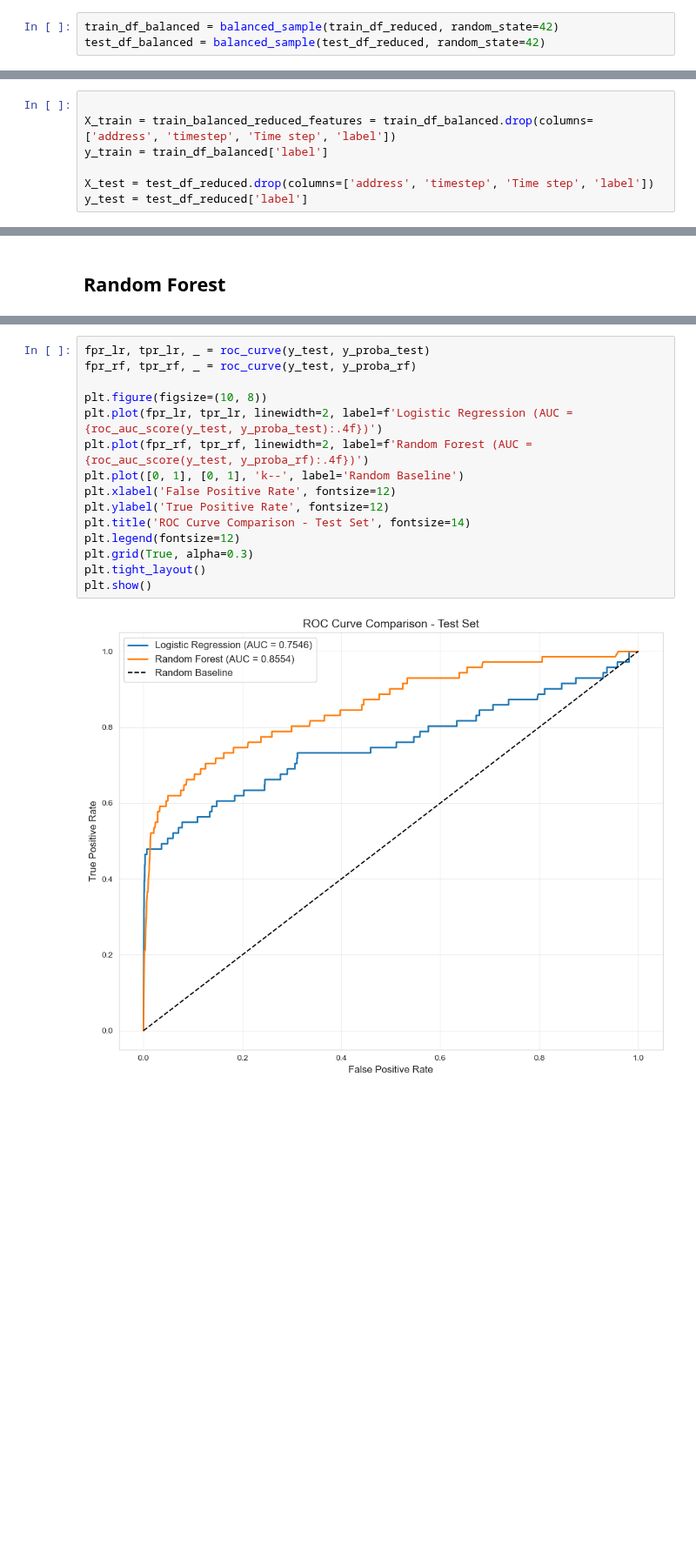
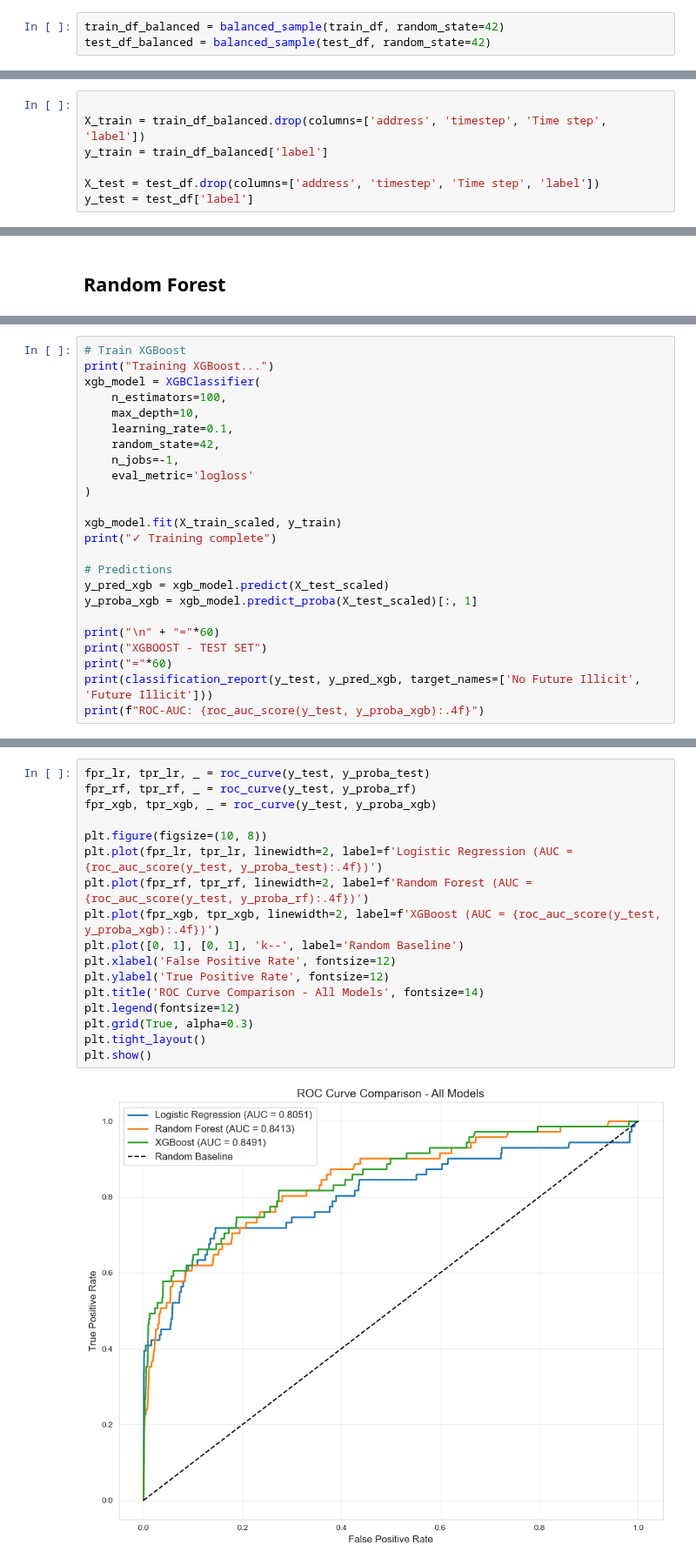
Before and after one commit to flatala/graph_ml, a Jupyter notebook: notebooks/simple_baselines.ipynb, the cells around one changed output, grey strips where cells are left out. Shown at 87% size. Drawn from its saved outputs; the diff is of its cells as text; blank space fills up the shorter version.

```diff
--- a/notebooks/simple_baselines.ipynb
+++ b/notebooks/simple_baselines.ipynb
@@ -247,6 +236,6 @@ test_df_reduced = test_df.drop(columns=[c for c in nodes_with_labels.columns if
 # %%
-train_df_balanced = balanced_sample(train_df_reduced, random_state=42)
-test_df_balanced = balanced_sample(test_df_reduced, random_state=42)
+train_df_balanced = balanced_sample(train_df, random_state=42)
+test_df_balanced = balanced_sample(test_df, random_state=42)
 # %% [output]
 Original: 235 positive, 578,859 negative
 Balanced: 470 samples (50.0% positive)
@@ -265,10 +254,10 @@ train_df_balanced.head(5)
 # %%
 
-X_train = train_balanced_reduced_features = train_df_balanced.drop(columns=['address', 'timestep', 'Time step', 'label'])
+X_train = train_df_balanced.drop(columns=['address', 'timestep', 'Time step', 'label'])
 y_train = train_df_balanced['label']
 
-X_test = test_df_reduced.drop(columns=['address', 'timestep', 'Time step', 'label'])
-y_test = test_df_reduced['label']
+X_test = test_df.drop(columns=['address', 'timestep', 'Time step', 'label'])
+y_test = test_df['label']
 # %%
 print(f"\nX_train: {X_train.shape}")
 print(f"y_train: {y_train.shape}, {y_train.mean()*100:.1f}% positive")
@@ -456,0 +448,24 @@ ROC-AUC: 0.8554
+# %%
+# Train XGBoost
+print("Training XGBoost...")
+xgb_model = XGBClassifier(
+    n_estimators=100,
+    max_depth=10,
+    learning_rate=0.1,
+    random_state=42,
+    n_jobs=-1,
+    eval_metric='logloss'
+)
+
+xgb_model.fit(X_train_scaled, y_train)
+print("✓ Training complete")
+
+# Predictions
+y_pred_xgb = xgb_model.predict(X_test_scaled)
+y_proba_xgb = xgb_model.predict_proba(X_test_scaled)[:, 1]
+
+print("\n" + "="*60)
+print("XGBOOST - TEST SET")
+print("="*60)
+print(classification_report(y_test, y_pred_xgb, target_names=['No Future Illicit', 'Future Illicit']))
+print(f"ROC-AUC: {roc_auc_score(y_test, y_proba_xgb):.4f}")
@@ -459,17 +491,19 @@ ROC-AUC: 0.8554
 # %%
 fpr_lr, tpr_lr, _ = roc_curve(y_test, y_proba_test)
 fpr_rf, tpr_rf, _ = roc_curve(y_test, y_proba_rf)
+fpr_xgb, tpr_xgb, _ = roc_curve(y_test, y_proba_xgb)
 
 plt.figure(figsize=(10, 8))
 plt.plot(fpr_lr, tpr_lr, linewidth=2, label=f'Logistic Regression (AUC = {roc_auc_score(y_test, y_proba_test):.4f})')
 plt.plot(fpr_rf, tpr_rf, linewidth=2, label=f'Random Forest (AUC = {roc_auc_score(y_test, y_proba_rf):.4f})')
+plt.plot(fpr_xgb, tpr_xgb, linewidth=2, label=f'XGBoost (AUC = {roc_auc_score(y_test, y_proba_xgb):.4f})')
 plt.plot([0, 1], [0, 1], 'k--', label='Random Baseline')
 plt.xlabel('False Positive Rate', fontsize=12)
 plt.ylabel('True Positive Rate', fontsize=12)
-plt.title('ROC Curve Comparison - Test Set', fontsize=14)
+plt.title('ROC Curve Comparison - All Models', fontsize=14)
 plt.legend(fontsize=12)
 plt.grid(True, alpha=0.3)
 plt.tight_layout()
 plt.show()
 # %% [output]
-[figure, old version]
+[figure, new version]
```
Also changed, not shown: parts of 13 cells of this notebook.
